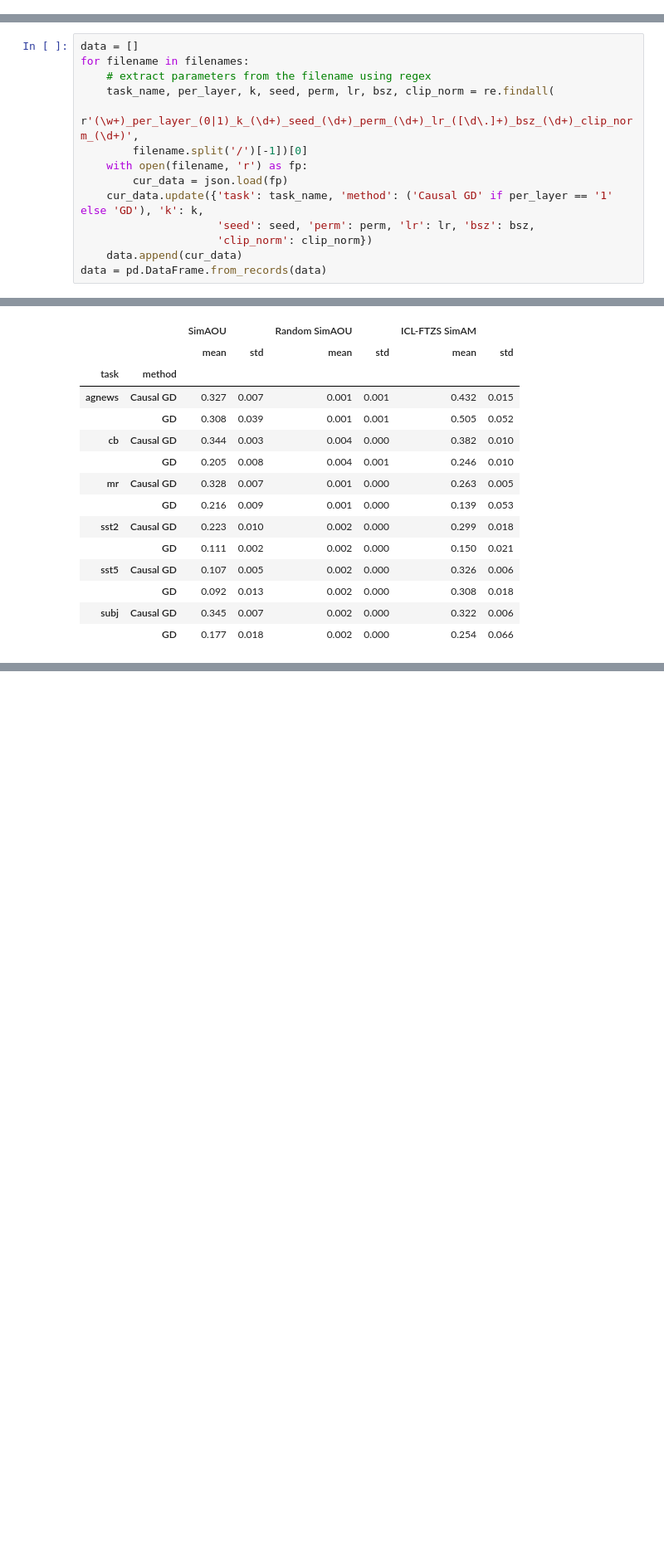
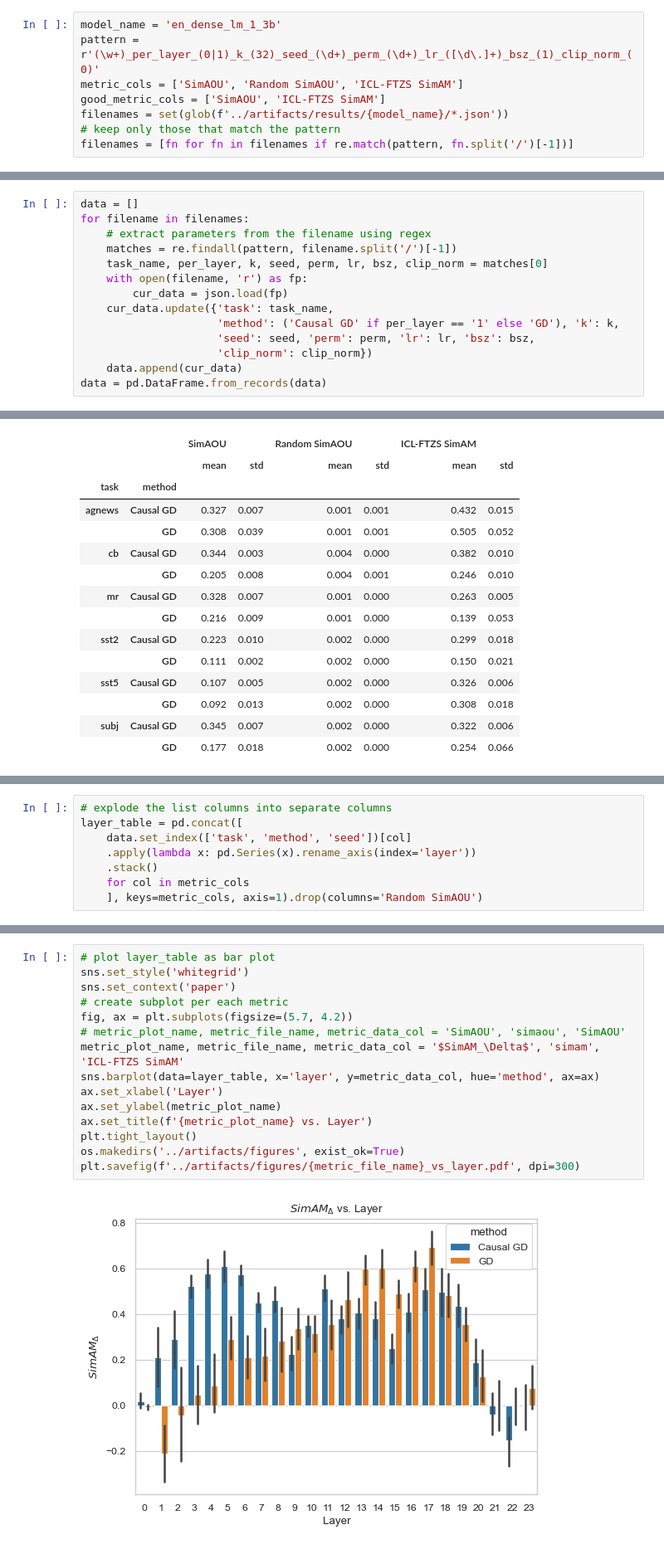
Before and after one commit to GiilDe/ft-vs-icl, a Jupyter notebook: scripts/analysis.ipynb, the cells around one changed output, grey strips where cells are left out. Shown at 83% size. Cells and saved outputs as stored; diff of their text form; blank space fills up the shorter version.

Commit message:
add layerwise analysis and minor changes

```diff
--- a/scripts/analysis.ipynb
+++ b/scripts/analysis.ipynb
@@ -10,0 +10,8 @@ filenames = [*glob(f'../artifacts/results/{model_name}/*.json')]
+# %%
+model_name = 'en_dense_lm_1_3b'
+pattern = r'(\w+)_per_layer_(0|1)_k_(32)_seed_(\d+)_perm_(\d+)_lr_([\d\.]+)_bsz_(1)_clip_norm_(0)'
+metric_cols = ['SimAOU', 'Random SimAOU', 'ICL-FTZS SimAM']
+good_metric_cols = ['SimAOU', 'ICL-FTZS SimAM']
+filenames = set(glob(f'../artifacts/results/{model_name}/*.json'))
+# keep only those that match the pattern
+filenames = [fn for fn in filenames if re.match(pattern, fn.split('/')[-1])]
@@ -12,12 +21,12 @@ filenames = [*glob(f'../artifacts/results/{model_name}/*.json')]
 data = []
 for filename in filenames:
     # extract parameters from the filename using regex
-    task_name, per_layer, k, seed, perm, lr, bsz, clip_norm = re.findall(
-        r'(\w+)_per_layer_(0|1)_k_(\d+)_seed_(\d+)_perm_(\d+)_lr_([\d\.]+)_bsz_(\d+)_clip_norm_(\d+)',
-        filename.split('/')[-1])[0]
+    matches = re.findall(pattern, filename.split('/')[-1])
+    task_name, per_layer, k, seed, perm, lr, bsz, clip_norm = matches[0]
     with open(filename, 'r') as fp:
         cur_data = json.load(fp)
-    cur_data.update({'task': task_name, 'method': ('Causal GD' if per_layer == '1' else 'GD'), 'k': k,
+    cur_data.update({'task': task_name,
+                     'method': ('Causal GD' if per_layer == '1' else 'GD'), 'k': k,
                      'seed': seed, 'perm': perm, 'lr': lr, 'bsz': bsz,
                      'clip_norm': clip_norm})
     data.append(cur_data)
@@ -46,0 +59,8 @@ agg_table.groupby(['task', 'method']).agg(['mean', 'std']).round(3)
+# %%
+# explode the list columns into separate columns
+layer_table = pd.concat([
+    data.set_index(['task', 'method', 'seed'])[col]
+    .apply(lambda x: pd.Series(x).rename_axis(index='layer'))
+    .stack()
+    for col in metric_cols
+    ], keys=metric_cols, axis=1).drop(columns='Random SimAOU')
@@ -46,0 +88,17 @@ agg_table.groupby(['task', 'method']).agg(['mean', 'std']).round(3)
+# %%
+# plot layer_table as bar plot
+sns.set_style('whitegrid')
+sns.set_context('paper')
+# create subplot per each metric
+fig, ax = plt.subplots(figsize=(5.7, 4.2))
+# metric_plot_name, metric_file_name, metric_data_col = 'SimAOU', 'simaou', 'SimAOU'
+metric_plot_name, metric_file_name, metric_data_col = '$SimAM_\Delta$', 'simam', 'ICL-FTZS SimAM'
+sns.barplot(data=layer_table, x='layer', y=metric_data_col, hue='method', ax=ax)
+ax.set_xlabel('Layer')
+ax.set_ylabel(metric_plot_name)
+ax.set_title(f'{metric_plot_name} vs. Layer')
+plt.tight_layout()
+os.makedirs('../artifacts/figures', exist_ok=True)
+plt.savefig(f'../artifacts/figures/{metric_file_name}_vs_layer.pdf', dpi=300)
+# %% [output]
+[figure, added]
```
Also changed, not shown: parts of 7 cells of this notebook, 3 other files.
